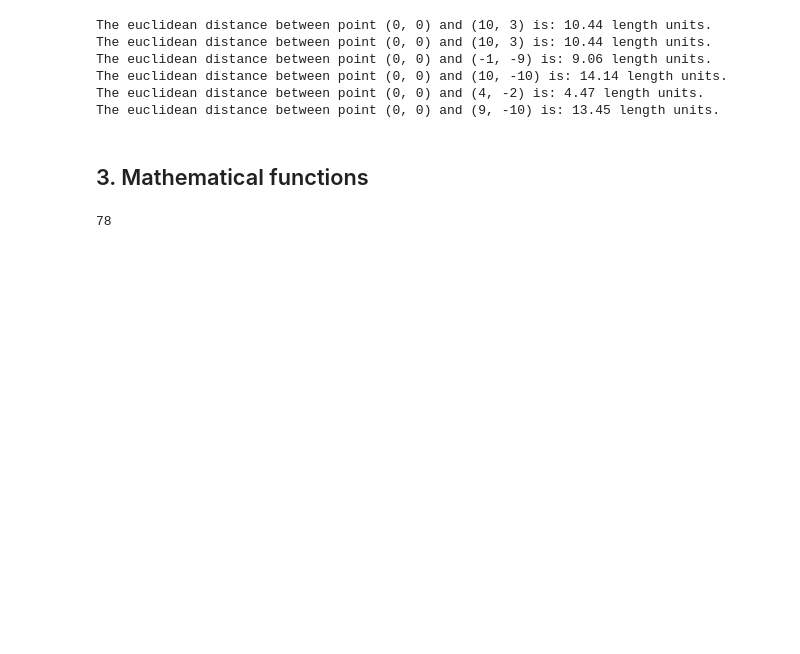
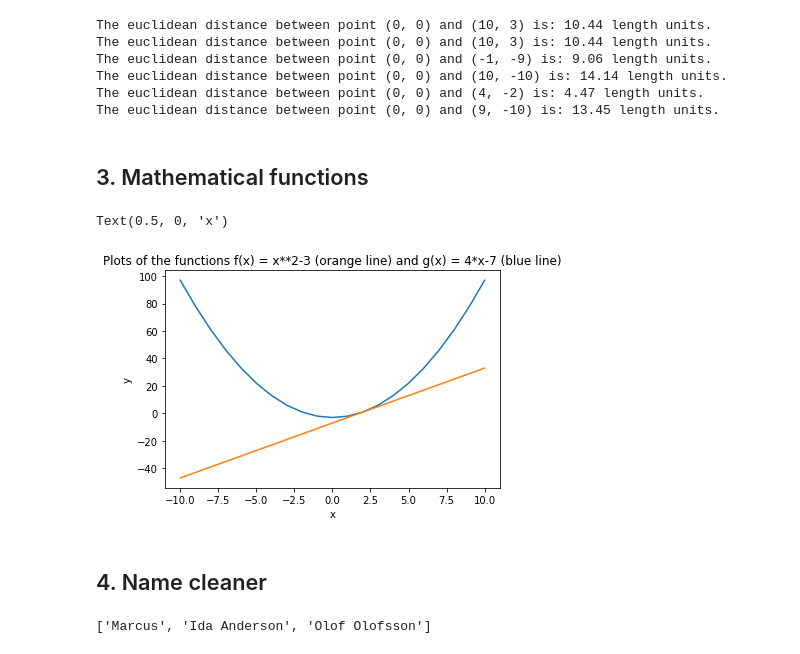
Before and after one commit to Anna-MariaSjolund/Python-Programming-Anna-MariaSjolund, a Jupyter notebook: Exercises/Week 36/exercise06-1-5.ipynb, the cells around one changed output. Drawn from its saved outputs; the diff is of its cells as text; code cells hidden in the pictures; blank space fills up the shorter version.

```diff
--- a/Exercises/Week 36/exercise06-1-5.ipynb
+++ b/Exercises/Week 36/exercise06-1-5.ipynb
@@ -39,21 +39,60 @@ The euclidean distance between point (0, 0) and (4, -2) is: 4.47 length units.
 The euclidean distance between point (0, 0) and (9, -10) is: 13.45 length units.
 # %% [markdown]
 ## 3. Mathematical functions
-# %%
-def f_of_x (x)
-
-
-
-
-
-  #a)    𝑓(𝑥)=𝑥2−3  (*)
-
-  #b)    𝑔(𝑥)=4𝑥−7  (*)
-# %%
-def f_of_x (x):
-    f = x**2-3
-    return f
-
-print(f_of_x(9))
-# %% [output]
-78
+# %%
+import matplotlib.pyplot as plt
+
+def f_of_x (x):
+    '''The method takes x as an input parameter.
+    The method returns x**2-3.'''
+    f = x**2-3
+    return f
+
+g_of_x = lambda x: 4*x-7 #The method takes x as an input parameter and returns 4x-7.
+
+#Creates a list of x (x takes values from -10 to 10) and two empty list
+list_of_x = [x for x in range(-10, 11)]
+list_of_f = []
+list_of_g = []
+
+#Applies the two functions to all of our x-values
+for x in list_of_x:
+    list_of_f.append(f_of_x(x))
+    list_of_g.append(g_of_x(x))
+
+#Plots the two functions in one graph
+plt.plot(list_of_x, list_of_f)
+plt.plot(list_of_x, list_of_g)
+plt.title("The functions f(x) = x**2-3 (orange line) and g(x) = 4x-7 (blue line)")
+plt.ylabel("y")
+plt.xlabel("x")
+# %% [output]
+Text(0.5, 0, 'x')
+[figure, added]
+# %% [markdown]
+## 4. Name cleaner
+# %%
+def name_cleaner(name):
+    '''The method takes a name as argument.
+    The method returns a cleaned name.
+    All spaces of the name is removed.
+    All the letters, except for the first letter in each word, are lowercase.'''
+    name = name.lower() #Changes all the letters to lowercase
+    list_of_names = name.split() #Stores the names in a list
+    cleaned_name = [] #Creates a new list, where the cleaned name can be stored
+    for name in list_of_names: #For each name in the list_of_names
+        list_of_letters = list(name) #Create a list of the letters from the name
+        list_of_letters[0] = list_of_letters[0].upper() #Change the first letter to uppercase
+        list_of_letters = "".join(list_of_letters) #Join together the list of letters
+        cleaned_name.append(list_of_letters) #Append the name to the list of cleaned names
+    cleaned_name = " ".join(cleaned_name) #Joins together the list of cleaned names to one string, separating the names with a space.
+    return cleaned_name
+
+list_of_names = ["  MaRcUs ", " iDA aNderSon", "OLOF Olofsson            "  ] #These are the names that should be cleaned
+#The forloop cleans the name of the list and overwrites the old ones
+for name in list_of_names:
+    list_of_names[list_of_names.index(name)] = name_cleaner(name)
+
+print(list_of_names)
+# %% [output]
+['Marcus', 'Ida Anderson', 'Olof Olofsson']
```
